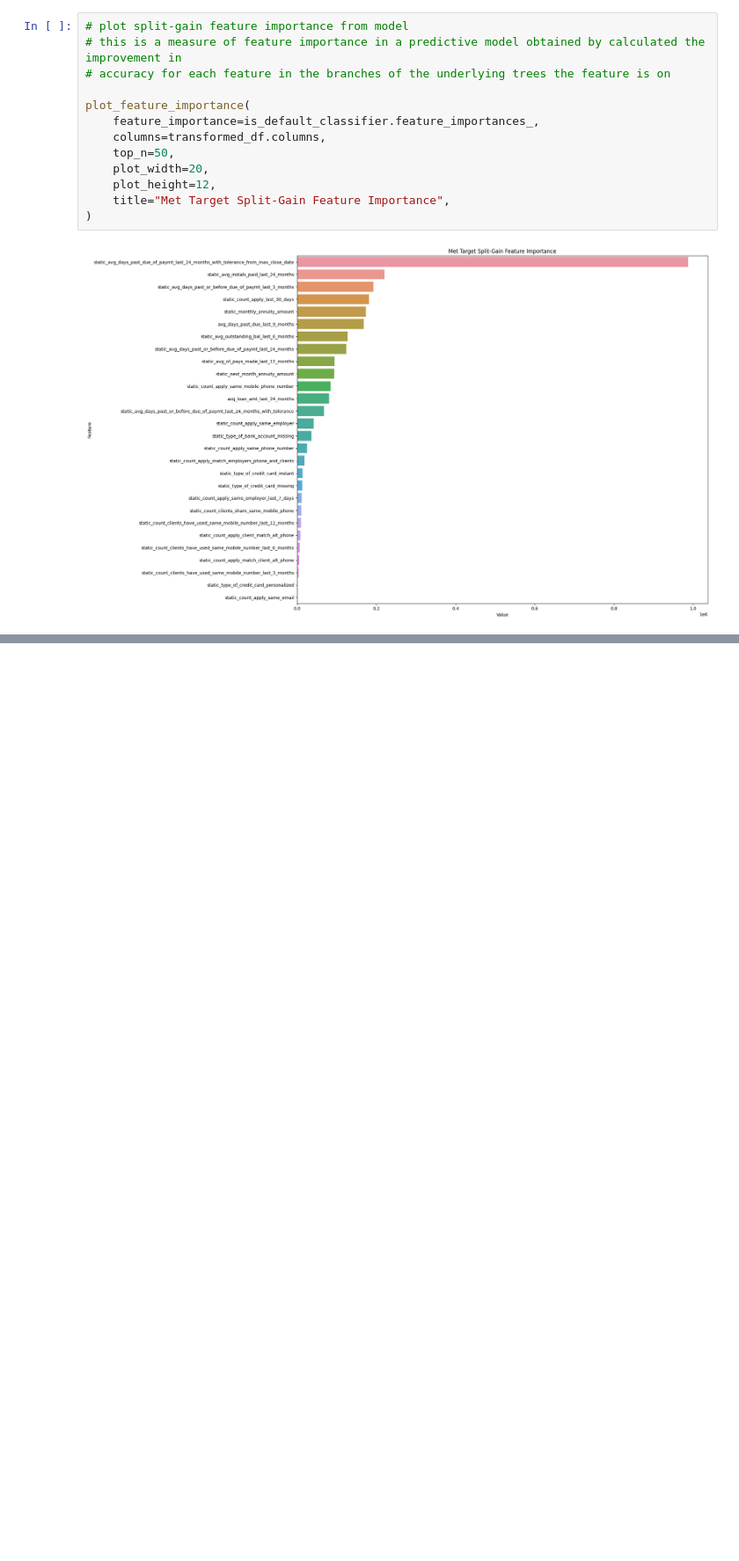
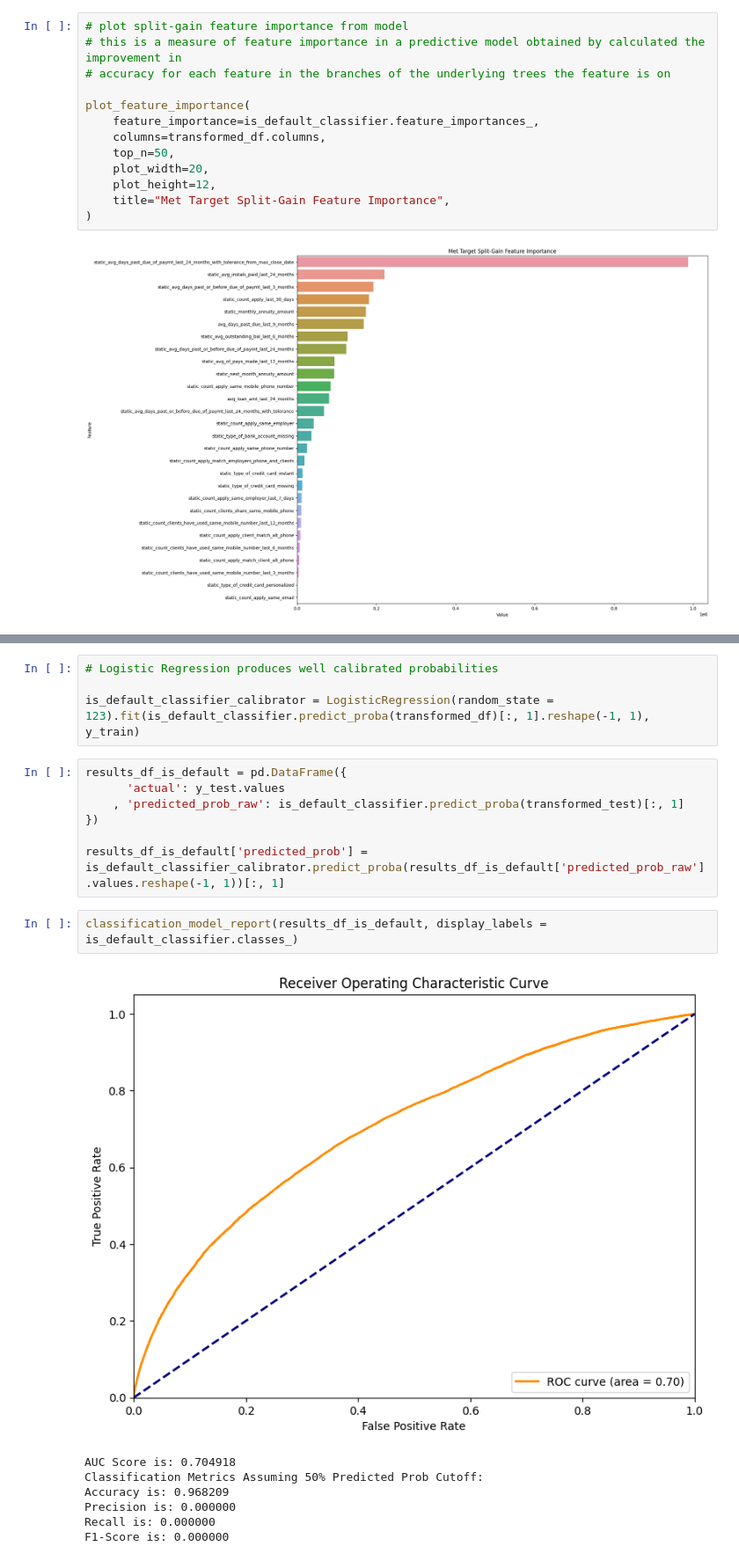
Before and after one commit to nathandxn/analysis_credit_risk_model, a Jupyter notebook: notebooks/analysis_credit_risk_model_stability.ipynb, the cells around one changed output, grey strips where cells are left out. Shown: that part at 88% size. Drawn from its saved outputs; the diff is of its cells as text; blank space fills up the shorter version.

Commit message:
feat: eval model

```diff
--- a/notebooks/analysis_credit_risk_model_stability.ipynb
+++ b/notebooks/analysis_credit_risk_model_stability.ipynb
@@ -289,0 +322,21 @@ plot_feature_importance(
+# %%
+# Logistic Regression produces well calibrated probabilities
+
+is_default_classifier_calibrator = LogisticRegression(random_state = 123).fit(is_default_classifier.predict_proba(transformed_df)[:, 1].reshape(-1, 1), y_train)
+# %%
+results_df_is_default = pd.DataFrame({
+      'actual': y_test.values
+    , 'predicted_prob_raw': is_default_classifier.predict_proba(transformed_test)[:, 1]
+})
+
+results_df_is_default['predicted_prob'] = is_default_classifier_calibrator.predict_proba(results_df_is_default['predicted_prob_raw'].values.reshape(-1, 1))[:, 1]
+# %%
+classification_model_report(results_df_is_default, display_labels = is_default_classifier.classes_)
+# %% [output]
+[figure, added]
+AUC Score is: 0.704918
+Classification Metrics Assuming 50% Predicted Prob Cutoff:
+Accuracy is: 0.968209
+Precision is: 0.000000
+Recall is: 0.000000
+F1-Score is: 0.000000
```
Also changed, not shown: parts of 5 cells of this notebook.
